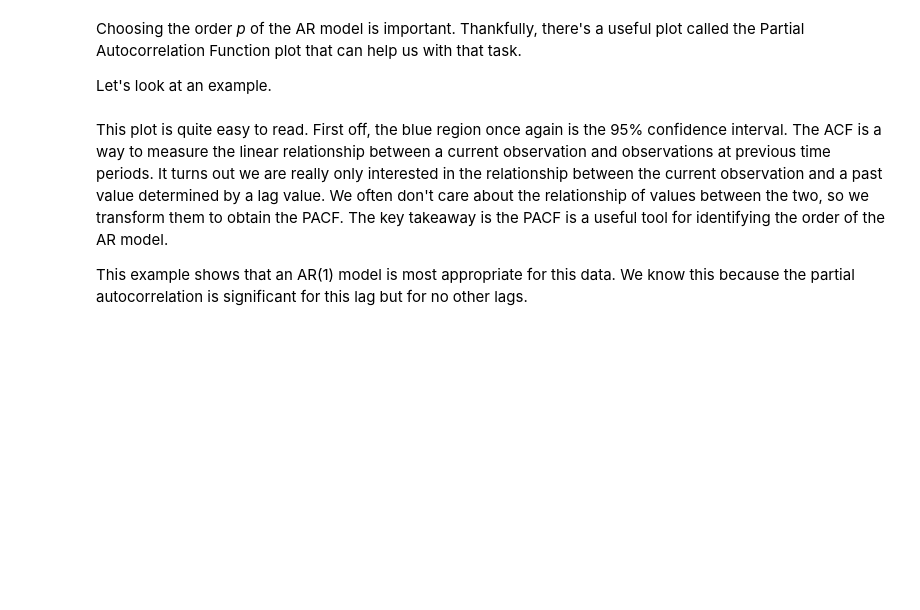
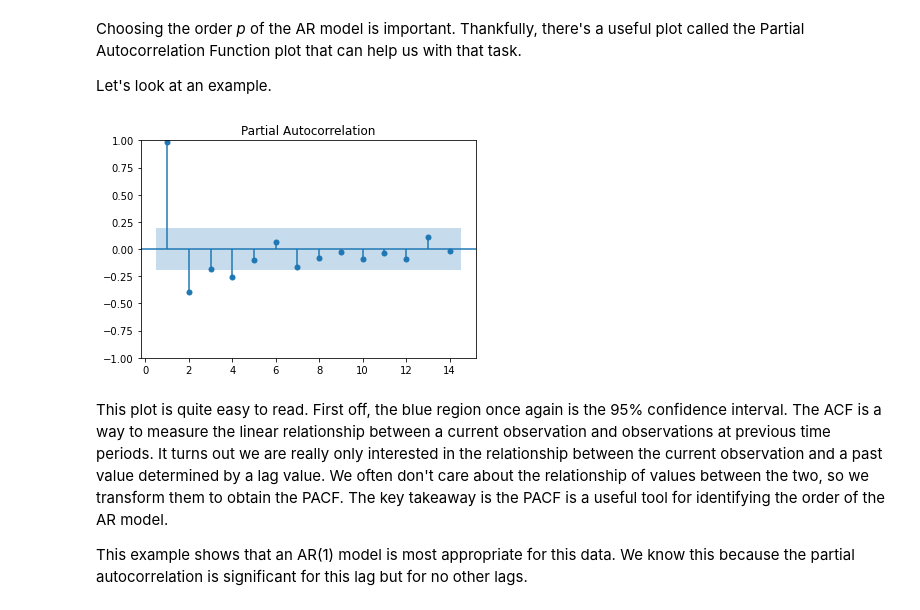
Before and after one commit to khouloudCh15/Time_series_course, a Jupyter notebook: c4/Notebooks/Autocorrelation_khouloud.ipynb, the cells around one changed output. Cells and saved outputs as stored; diff of their text form; code cells hidden in the pictures; blank space fills up the shorter version.

```diff
--- a/c4/Notebooks/Autocorrelation_khouloud.ipynb
+++ b/c4/Notebooks/Autocorrelation_khouloud.ipynb
@@ -310,7 +318,9 @@ Let's look at an example.
 # %%
 from statsmodels.graphics.tsaplots import plot_pacf
 
-fig = plot_pacf(data, lags=range(1,15), alpha=0.05)
+fig = plot_pacf(lagged, lags=range(1,15), alpha=0.05)
+# %% [output]
+[figure, added]
 # %% [markdown]
 This plot is quite easy to read. First off, the blue region once again is the 95% confidence interval. The ACF is a way to measure the linear relationship between a current observation and observations at previous time periods. It turns out we are really only interested in the relationship between the current observation and a past value determined by a lag value. We often don't care about the relationship of values between the two, so we transform them to obtain the PACF. The key takeaway is the PACF is a useful tool for identifying the order of the AR model.
 
```
Also changed, not shown: parts of 28 cells of this notebook.
